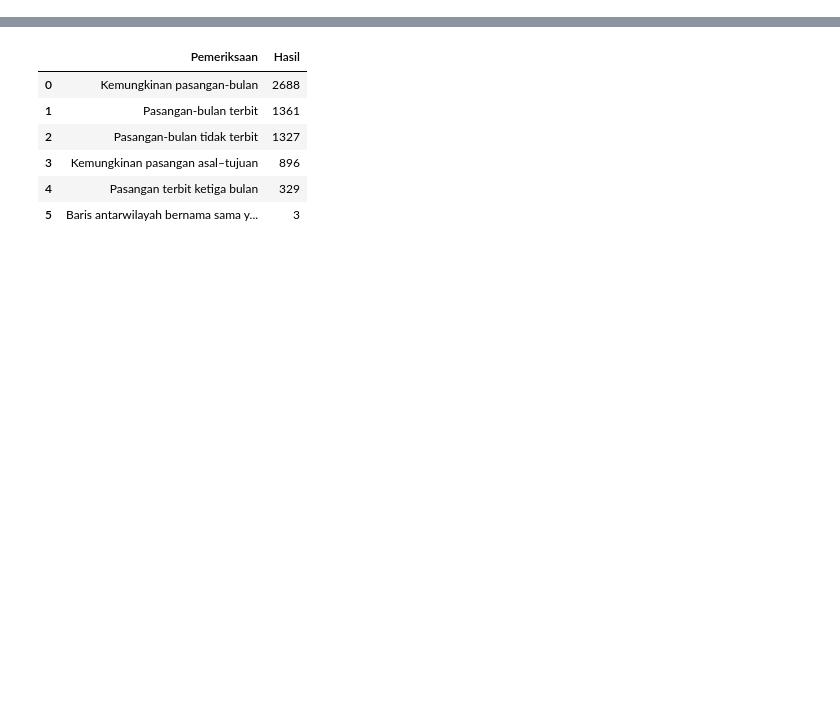
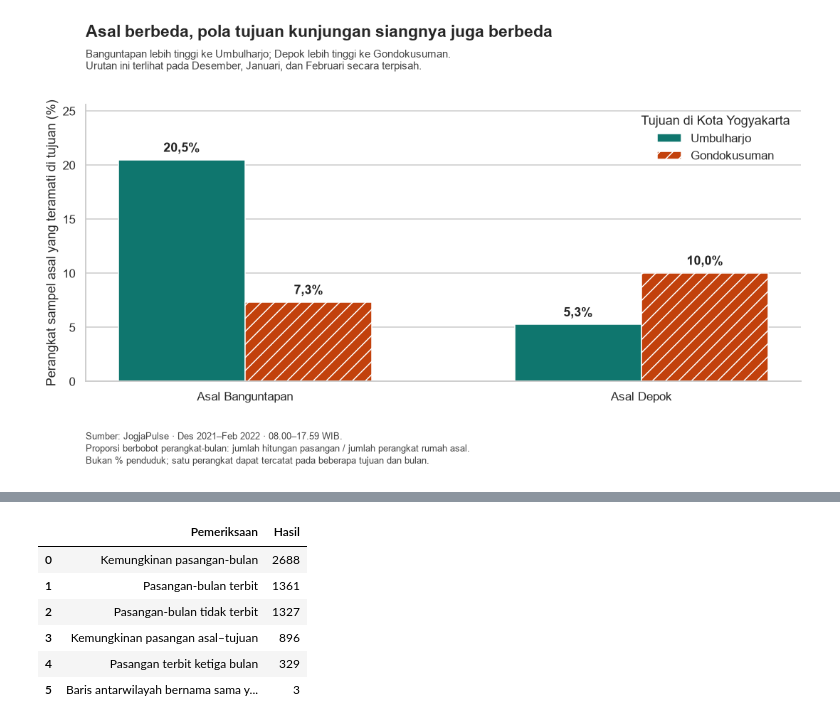
Before and after one commit to FachryAlfareeza/JogjaHumanMobility, a Jupyter notebook: notebooks/07_daytime_visit_pairs.ipynb, the cells around one changed output, grey strips where cells are left out. Saved outputs shown, nothing was run; the diff lists cells and outputs as text; code cells hidden in the pictures; blank space fills up the shorter version.

Commit message:
Clarify daytime visitation findings with monthly evidence

```diff
--- a/notebooks/07_daytime_visit_pairs.ipynb
+++ b/notebooks/07_daytime_visit_pairs.ipynb
@@ -89,0 +152,36 @@ Cakupan di bawah memakai seluruh 64 × 14 × 3 kemungkinan pasangan-bulan. Baris
+# %%
+origin_labels = [leaders.loc[leaders.origin_code.eq(o), 'origin_kapanewon'].iloc[0].title()
+                 for o in origin_codes]
+destination_labels = [leaders.loc[leaders.dest_code.eq(d), 'dest_kapanewon'].iloc[0].title()
+                      for d in dest_codes]
+pooled_rates = focus_summary.pivot(index='origin_code', columns='dest_code',
+                                   values='pooled_visit_rate').reindex(index=origin_codes, columns=dest_codes)
+fig, ax = plt.subplots(figsize=(10.5, 6))
+positions = np.arange(len(origin_codes))
+width = .32
+for i, (d, label, color, hatch) in enumerate(zip(dest_codes, destination_labels, COLORS, ['', '//'])):
+    values = pooled_rates[d].astype(float).to_numpy() * 100
+    bars = ax.bar(positions + (i - .5) * width, values, width, label=label,
+                  color=color, hatch=hatch, edgecolor='white')
+    ax.bar_label(bars, labels=[f'{v:.1f}%'.replace('.', ',') for v in values],
+                 padding=5, fontsize=12, weight='bold')
+ax.set_xticks(positions, ['Asal ' + s for s in origin_labels])
+ax.set_ylabel('Perangkat sampel asal yang teramati di tujuan (%)')
+ax.set_ylim(0, float(pooled_rates.max().max()) * 100 * 1.25)
+ax.grid(axis='x', visible=False)
+ax.spines[['top', 'right']].set_visible(False)
+ax.legend(title='Tujuan di Kota Yogyakarta', loc='upper right', frameon=False)
+fig.suptitle('Asal berbeda, pola tujuan kunjungan siangnya juga berbeda',
+             x=.1, ha='left', fontsize=15, weight='bold', y=.97)
+fig.text(.1, .875, 'Banguntapan lebih tinggi ke Umbulharjo; Depok lebih tinggi ke Gondokusuman.\n'
+         'Urutan ini terlihat pada Desember, Januari, dan Februari secara terpisah.',
+         fontsize=10, color='#444444')
+fig.text(.1, .035, 'Sumber: JogjaPulse · Des 2021–Feb 2022 · 08.00–17.59 WIB.\n'
+         'Proporsi berbobot perangkat-bulan: jumlah hitungan pasangan / jumlah perangkat rumah asal.\n'
+         'Bukan % penduduk; satu perangkat dapat tercatat pada beberapa tujuan dan bulan.',
+         fontsize=8.5, color='#444444', linespacing=1.4)
+fig.subplots_adjust(top=.80, bottom=.21, left=.1, right=.97)
+save(fig, 'destination_pattern')
+plt.show()
+# %% [output]
+[figure, added]
```
Also changed, not shown: parts of 19 cells of this notebook, 5 other files.
